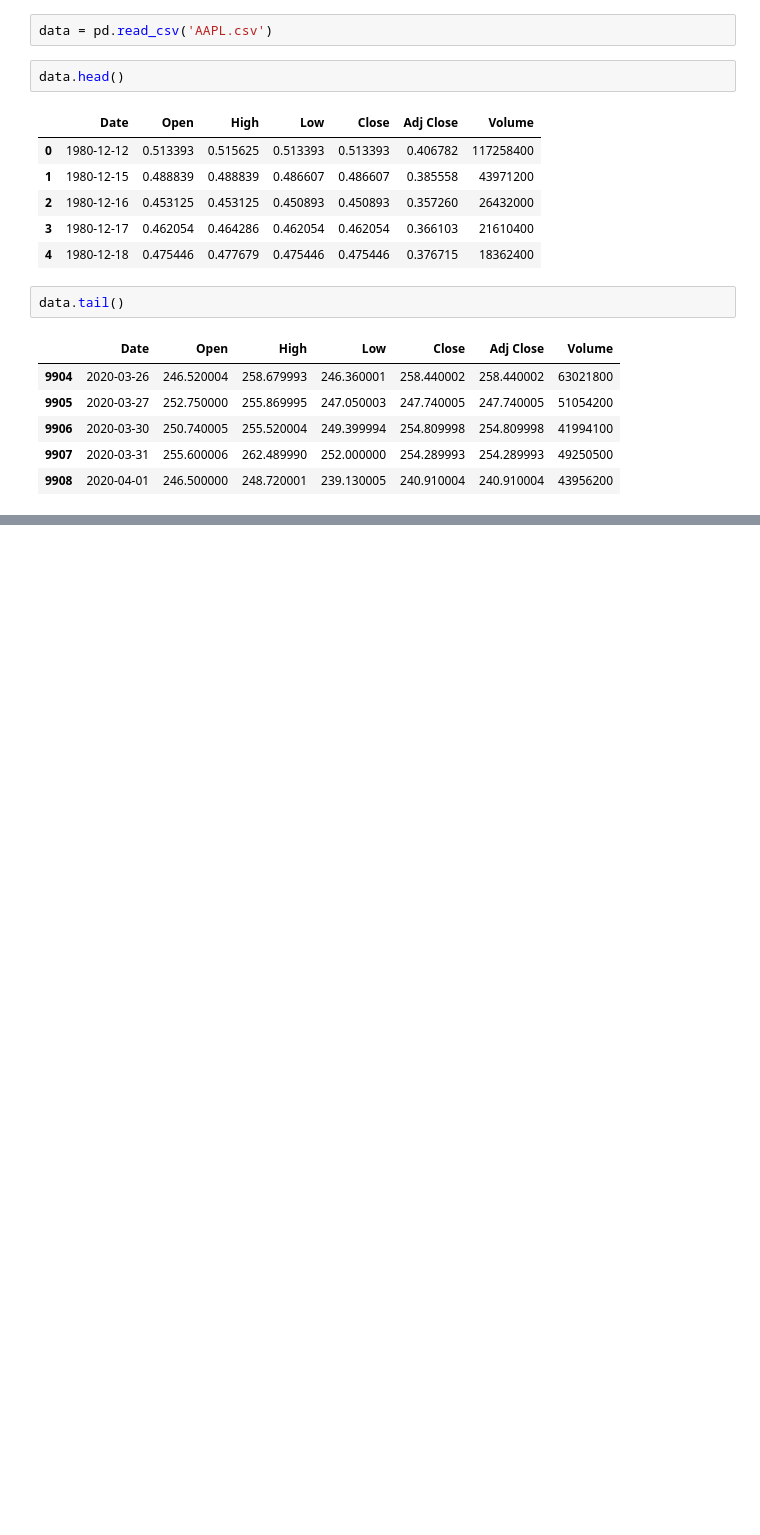
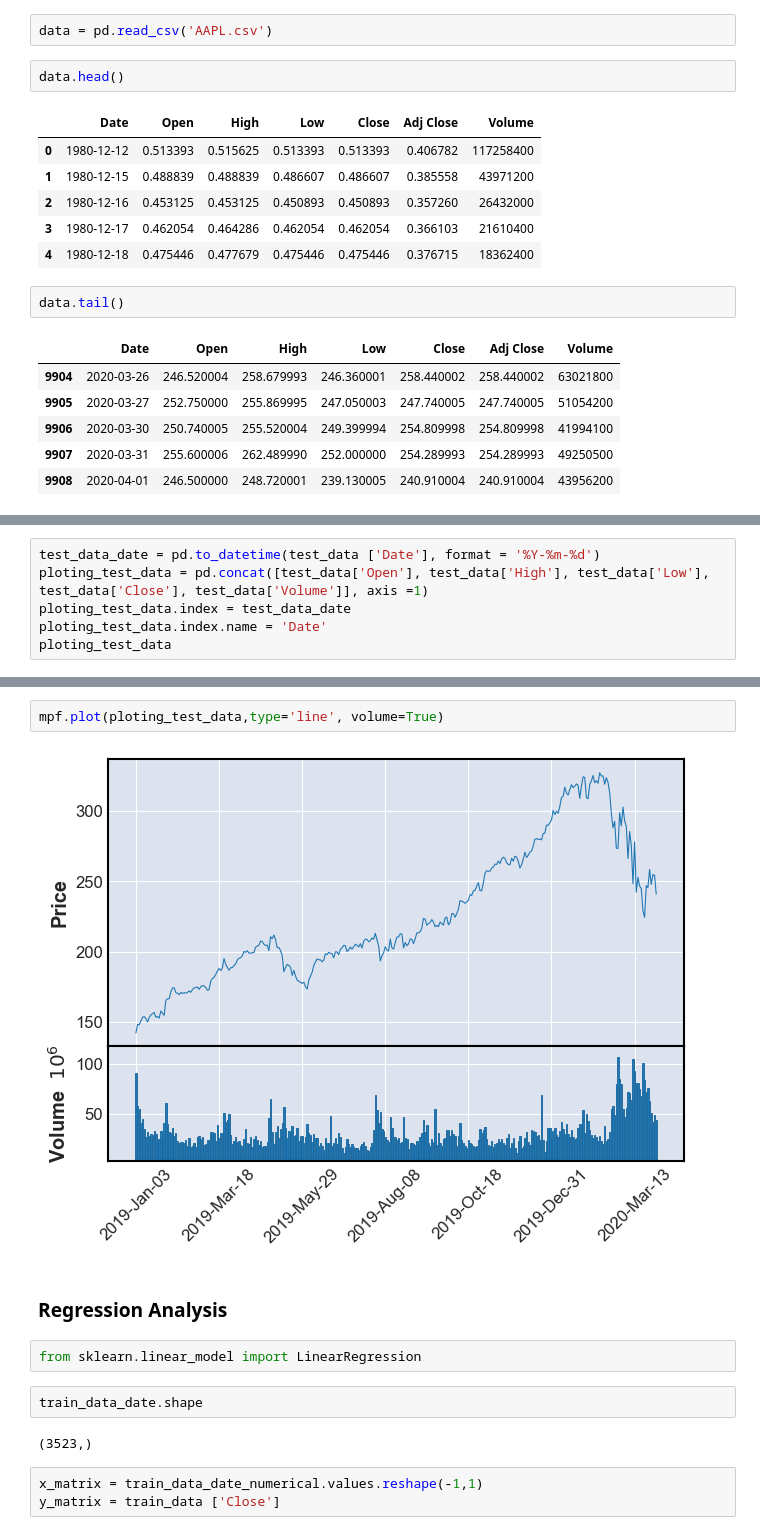
Before and after one commit to mahan-ym/stock-market-forecaster, a Jupyter notebook: StockPredictor.ipynb, the cells around one changed output, grey strips where cells are left out. Drawn from its saved outputs; the diff is of its cells as text; blank space fills up the shorter version.

Commit message:
feat: implement linear regression

```diff
--- a/StockPredictor.ipynb
+++ b/StockPredictor.ipynb
@@ -43,0 +123,6 @@ data.tail()
+# %%
+test_data_date = pd.to_datetime(test_data ['Date'], format = '%Y-%m-%d')
+ploting_test_data = pd.concat([test_data['Open'], test_data['High'], test_data['Low'], test_data['Close'], test_data['Volume']], axis =1)
+ploting_test_data.index = test_data_date
+ploting_test_data.index.name = 'Date'
+ploting_test_data
@@ -43,0 +144,15 @@ data.tail()
+# %%
+mpf.plot(ploting_test_data,type='line', volume=True)
+# %% [output]
+[figure, added]
+# %% [markdown]
+### Regression Analysis
+# %%
+from sklearn.linear_model import LinearRegression
+# %%
+train_data_date.shape
+# %% [output]
+(3523,)
+# %%
+x_matrix = train_data_date_numerical.values.reshape(-1,1)
+y_matrix = train_data ['Close']
```
Also changed, not shown: parts of 24 cells of this notebook.
